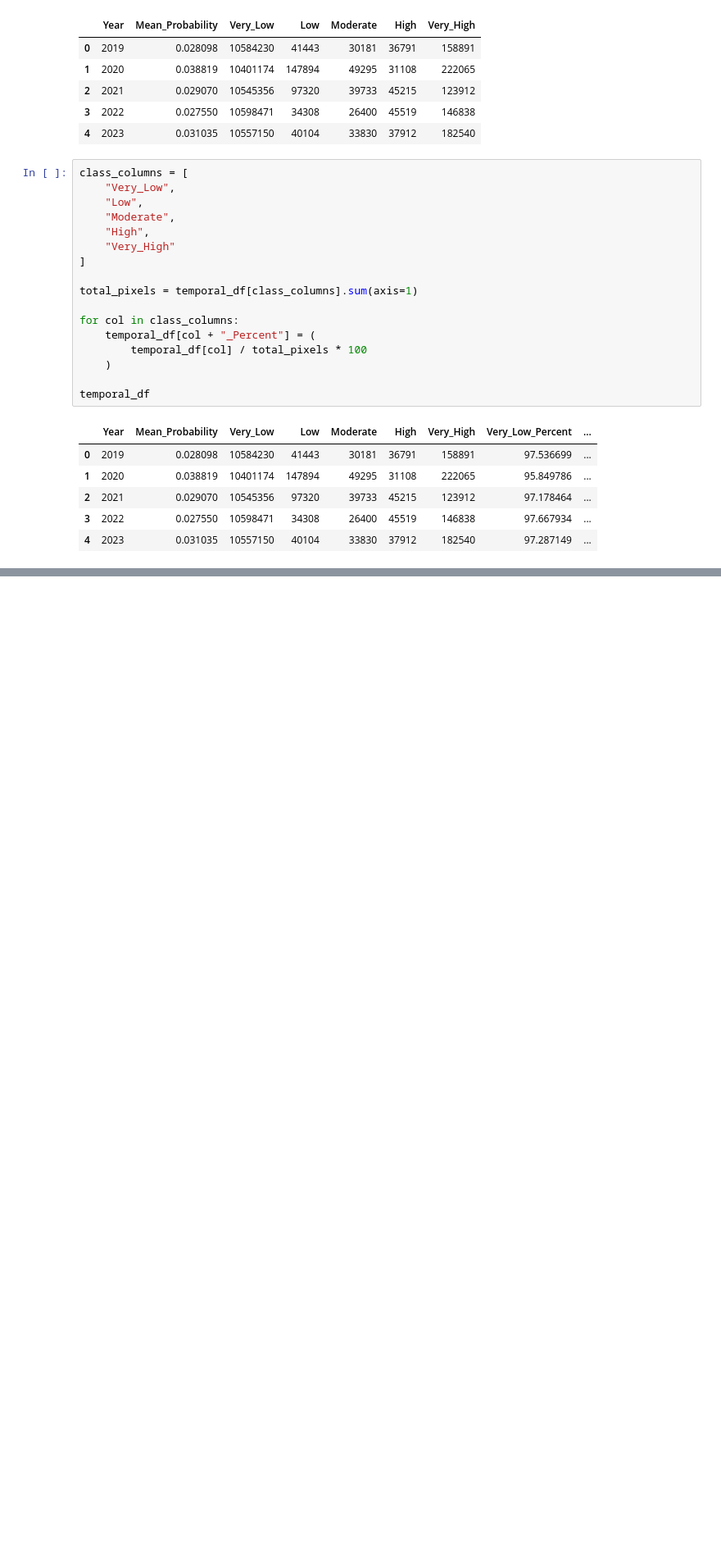
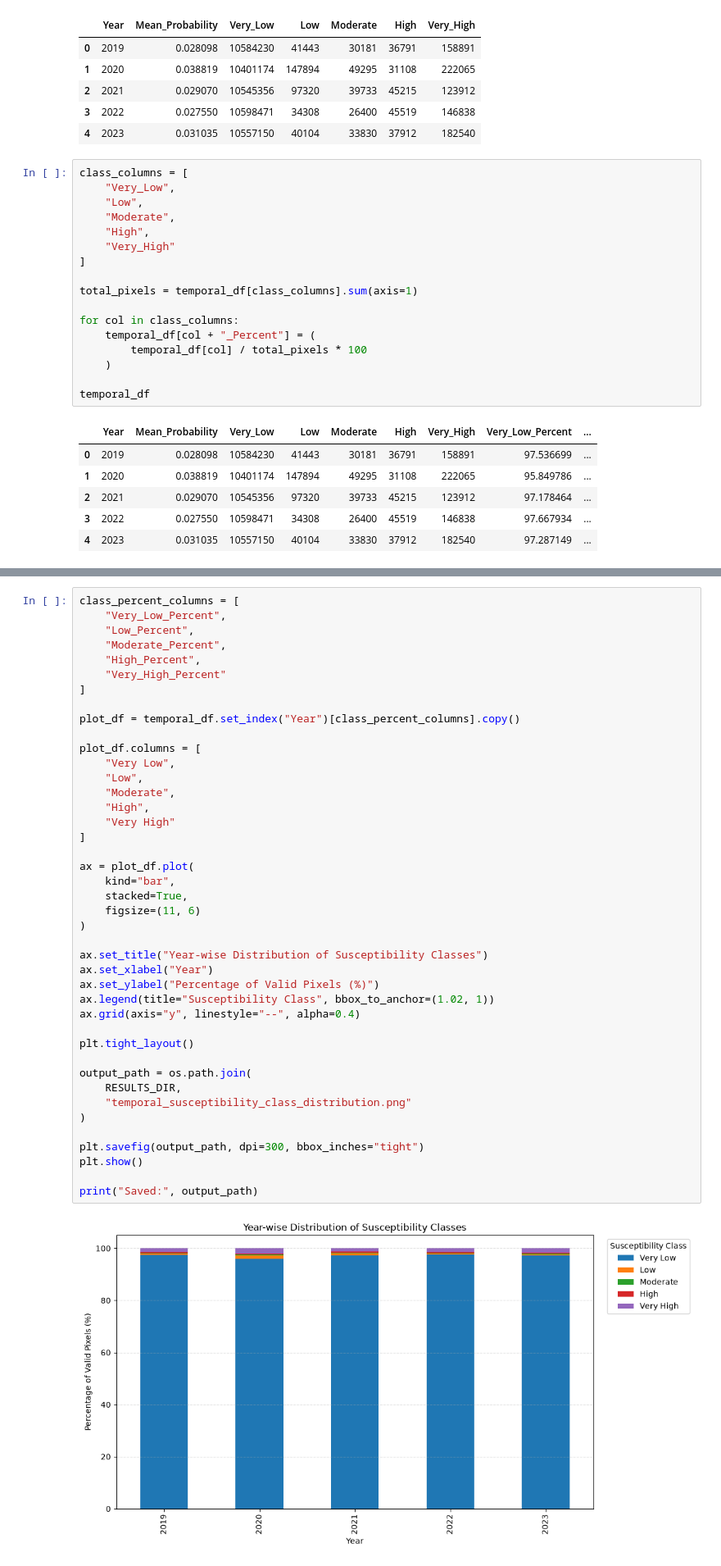
Before and after one commit to salonib025-ui/Explainable-Machine-Learning-Based-Riverbank-Erosion-Susceptibility-Prediction, a Jupyter notebook: notebooks/temporal_susceptibility_analysis.ipynb, the cells around one changed output, grey strips where cells are left out. Shown at 82% size. Saved outputs shown, nothing was run; the diff lists cells and outputs as text; blank space fills up the shorter version.

```diff
--- a/notebooks/temporal_susceptibility_analysis.ipynb
+++ b/notebooks/temporal_susceptibility_analysis.ipynb
@@ -115,0 +189,44 @@ NameError: name 'summary_df' is not defined
+# %%
+class_percent_columns = [
+    "Very_Low_Percent",
+    "Low_Percent",
+    "Moderate_Percent",
+    "High_Percent",
+    "Very_High_Percent"
+]
+
+plot_df = temporal_df.set_index("Year")[class_percent_columns].copy()
+
+plot_df.columns = [
+    "Very Low",
+    "Low",
+    "Moderate",
+    "High",
+    "Very High"
+]
+
+ax = plot_df.plot(
+    kind="bar",
+    stacked=True,
+    figsize=(11, 6)
+)
+
+ax.set_title("Year-wise Distribution of Susceptibility Classes")
+ax.set_xlabel("Year")
+ax.set_ylabel("Percentage of Valid Pixels (%)")
+ax.legend(title="Susceptibility Class", bbox_to_anchor=(1.02, 1))
+ax.grid(axis="y", linestyle="--", alpha=0.4)
+
+plt.tight_layout()
+
+output_path = os.path.join(
+    RESULTS_DIR,
+    "temporal_susceptibility_class_distribution.png"
+)
+
+plt.savefig(output_path, dpi=300, bbox_inches="tight")
+plt.show()
+
+print("Saved:", output_path)
+# %% [output]
+[figure, added]
```
Also changed, not shown: parts of 13 cells of this notebook, 4 other files.
